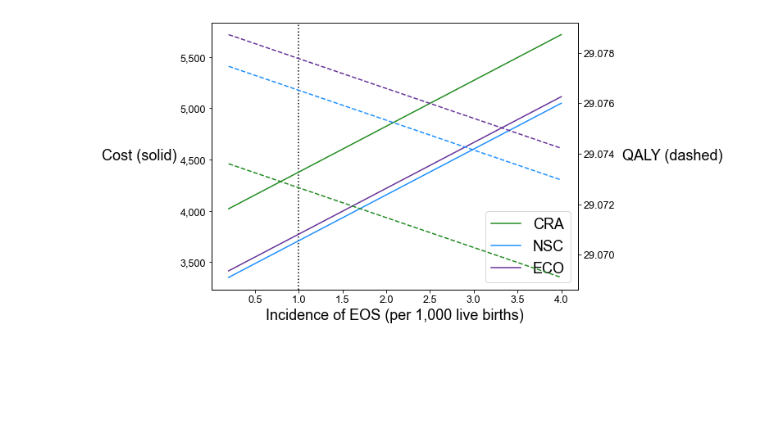
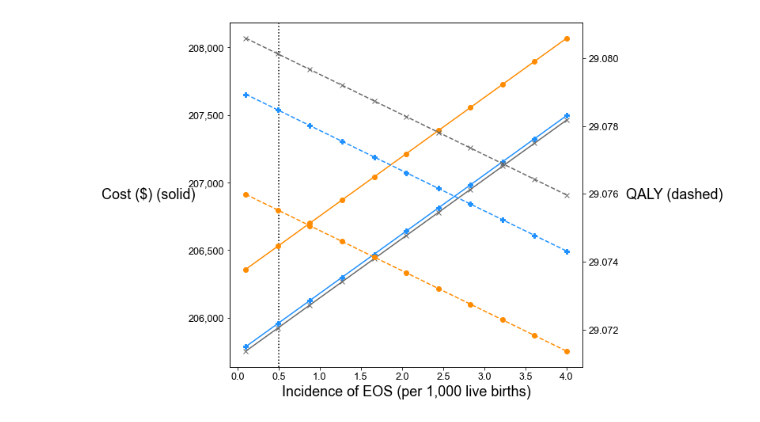
Before and after one commit to guanzgrace/cea-eos, a Jupyter notebook: Graphs-Incidence.ipynb, the cells around one changed output. Cells and saved outputs as stored; diff of their text form; code cells hidden in the pictures; blank space fills up the shorter version.

```diff
--- a/Graphs-Incidence.ipynb
+++ b/Graphs-Incidence.ipynb
@@ -9,11 +9,11 @@ plt.rcParams['font.family'] = 'Arial'
 plt.rc('xtick', labelsize='x-small')
 plt.rc('ytick', labelsize='x-small')
 # %%
-cra_color = 'forestgreen'
+cra_color = 'darkorange'
 nsc_color = 'dodgerblue'
-eco_color = 'rebeccapurple'
+eco_color = 'dimgrey'
 # %%
-df = pd.read_csv("OSA/0IncidenceCost.csv")
+df = pd.read_csv("OSA/1IncidenceCost.csv")
 df.head()
 # %% [output]
 |  | IncidenceEOS | Cost | Categorical Risk Assessment | NSC | Enhanced Clinical Observation | QALY | ... |
@@ -25,21 +25,21 @@ df.head()
 # %%
-fig, ax = plt.subplots(figsize=(8,6))
-plt.axvline(x=1, color='black', linestyle='dotted', label='_Base Case Value')
+fig, ax = plt.subplots(figsize=(8,8))
+plt.axvline(x=0.5, color='black', linestyle='dotted', label='_Base Case Incidence')
 
 ax2 = ax.twinx()
 ax.get_yaxis().set_major_formatter(
     tkr.FuncFormatter(lambda x, p: format(int(x), ',')))
-ax.plot(df["IncidenceEOS"], df["Categorical Risk Assessment"], color=cra_color, label="CRA")
-ax.plot(df["IncidenceEOS"], df["NSC"], color=nsc_color, label="NSC")
-ax.plot(df["IncidenceEOS"], df["Enhanced Clinical Observation"], color=eco_color, label="ECO")
+ax.plot(df["IncidenceEOS"], df["Categorical Risk Assessment"], color=cra_color, marker='o', label="_CRA")
+ax.plot(df["IncidenceEOS"], df["NSC"], color=nsc_color, marker='P', label="_NSC")
+ax.plot(df["IncidenceEOS"], df["Enhanced Clinical Observation"], color=eco_color, marker='x', label="_ECO")
 ax.set_xlabel("Incidence of EOS (per 1,000 live births)")
-ax.set_ylabel("Cost (solid)", rotation=0, labelpad=50, va="center")
-ax2.plot(df["IncidenceEOS"], df["Categorical Risk Assessment.1"], color=cra_color, linestyle='dashed')
-ax2.plot(df["IncidenceEOS"], df["NSC.1"], color=nsc_color, linestyle='dashed')
-ax2.plot(df["IncidenceEOS"], df["Enhanced Clinical Observation.1"], color=eco_color, linestyle='dashed')
+ax.set_ylabel("Cost ($) (solid)", rotation=0, labelpad=50, va="center")
+ax2.plot(df["IncidenceEOS"], df["Categorical Risk Assessment.1"], color=cra_color, marker='o', linestyle='dashed')
+ax2.plot(df["IncidenceEOS"], df["NSC.1"], color=nsc_color, marker='P', linestyle='dashed')
+ax2.plot(df["IncidenceEOS"], df["Enhanced Clinical Observation.1"], color=eco_color, marker='x', linestyle='dashed')
 ax2.set_ylabel("QALY (dashed)", rotation=0, labelpad=70, va="center")
 #ax2.set_ylim(bottom=30.88, top=30.92)
-ax.legend()
+#ax.legend()
 plt.show()
 # %% [output]
-[figure, old version]
+[figure, new version]
```
Also changed, not shown: parts of 1 cell of this notebook, 25 other files.
